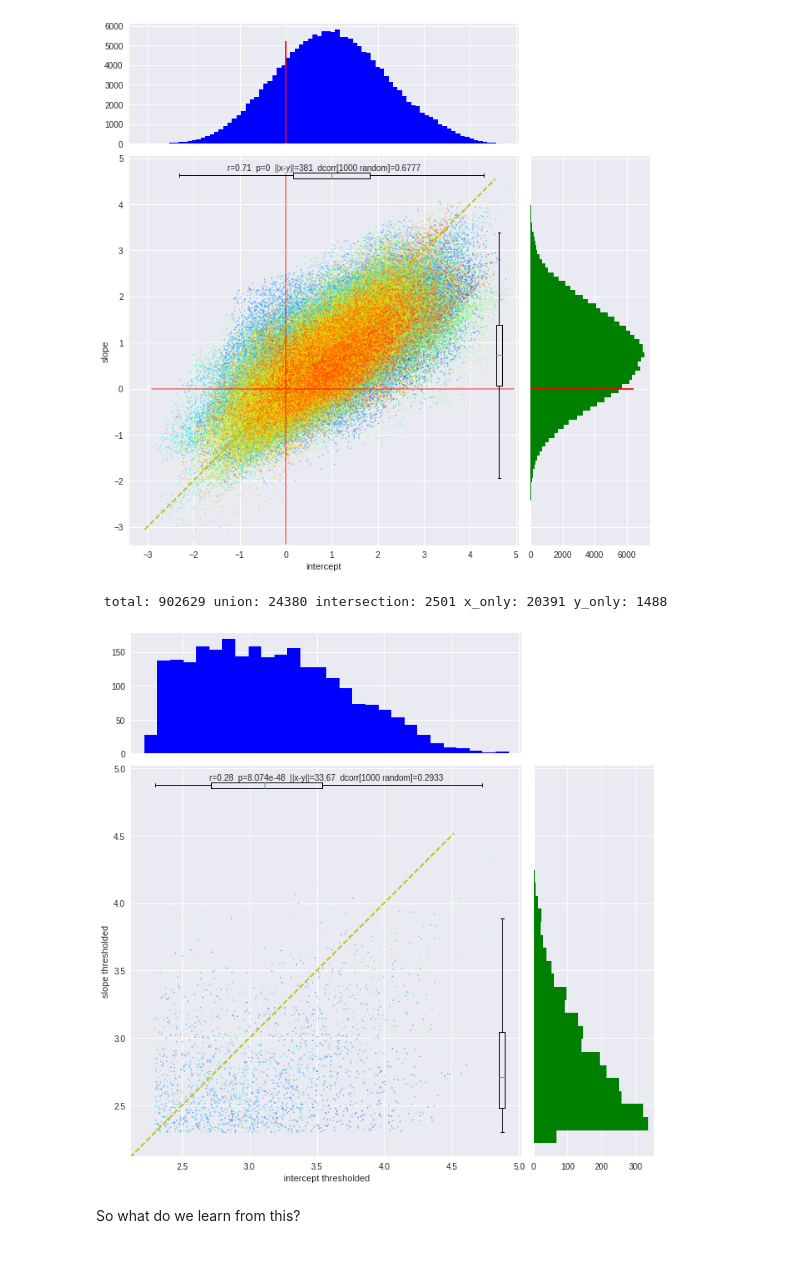
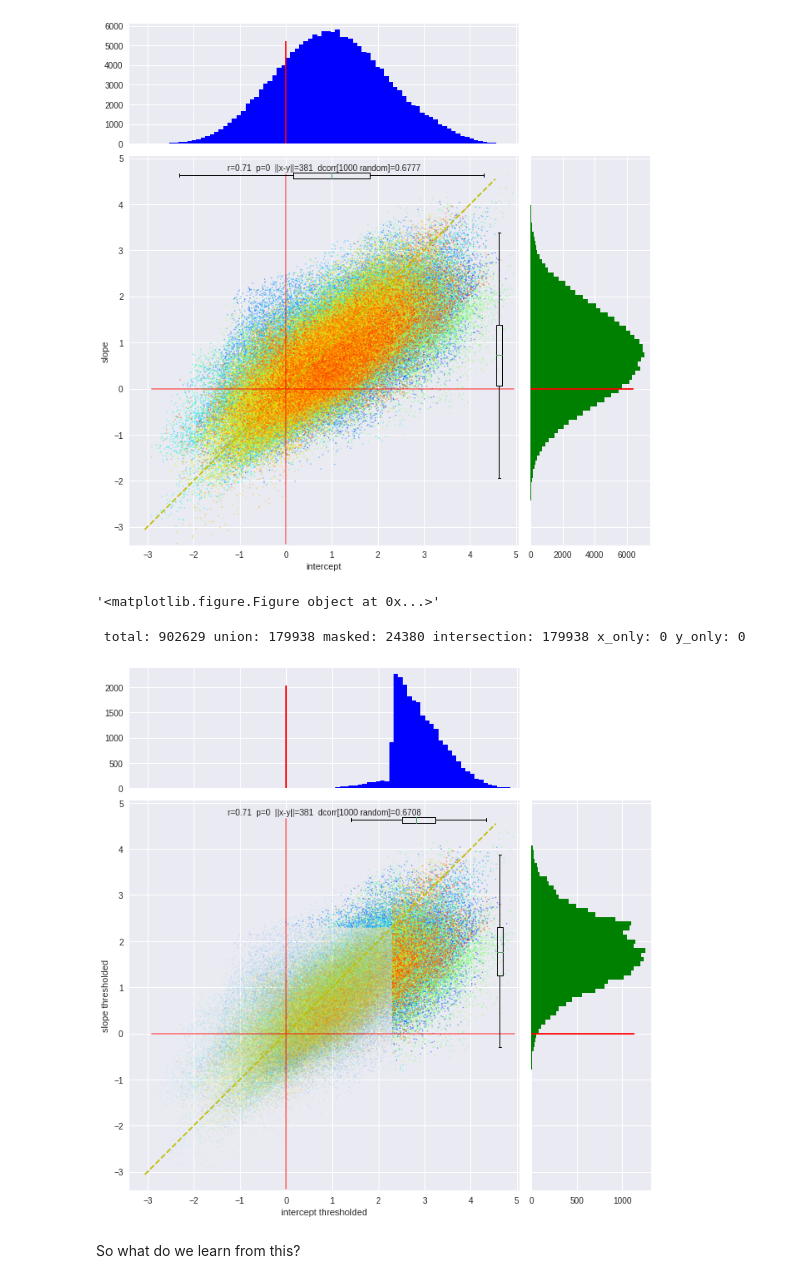
Before and after one commit to oliver-contier/famface-temporal-dynamics, a Jupyter notebook: notebooks/plot.results.ipynb, the cells around one changed output. Saved outputs shown, nothing was run; the diff lists cells and outputs as text; code cells hidden in the pictures.

Commit message:
more scatter plots with Yarik (showing union of intercept and slope)

```diff
--- a/notebooks/plot.results.ipynb
+++ b/notebooks/plot.results.ipynb
@@ -206,12 +208,17 @@ slopevsint = plot_scatter(dataXd=np.array([intercept, slope]),
+# %%
+repr(slopevsint_thr)
+# %% [output]
+'<matplotlib.figure.Figure object at 0x...>'
 # %%
 # plotting the thresolded images
 
-slopevsint_thr = slopevsint = plot_scatter(dataXd=np.array([fmri_dataset(intc_filename).samples, fmri_dataset(unfamvsfam_thr).samples]),
-                                    colors=True, include_stats=True, uniq=True,
+union = np.logical_or(fmri_dataset(intc_filename).samples, fmri_dataset(unfamvsfam_thr).samples)
+slopevsint_thr = plot_scatter(dataXd=np.array([intercept, slope]), mask=union, masked_opacity=0.2,
+                                    colors=True, include_stats=True,
                                     labels=['intercept thresholded','slope thresholded'])
 # %% [output]
- total: 902629 union: 24380 intersection: 2501 x_only: 20391 y_only: 1488
+ total: 902629 union: 179938 masked: 24380 intersection: 179938 x_only: 0 y_only: 0
-[figure, old version]
+[figure, new version]
 # %% [markdown]
 So what do we learn from this?
 # %% [markdown]
```
Also changed, not shown: parts of 3 cells of this notebook.
